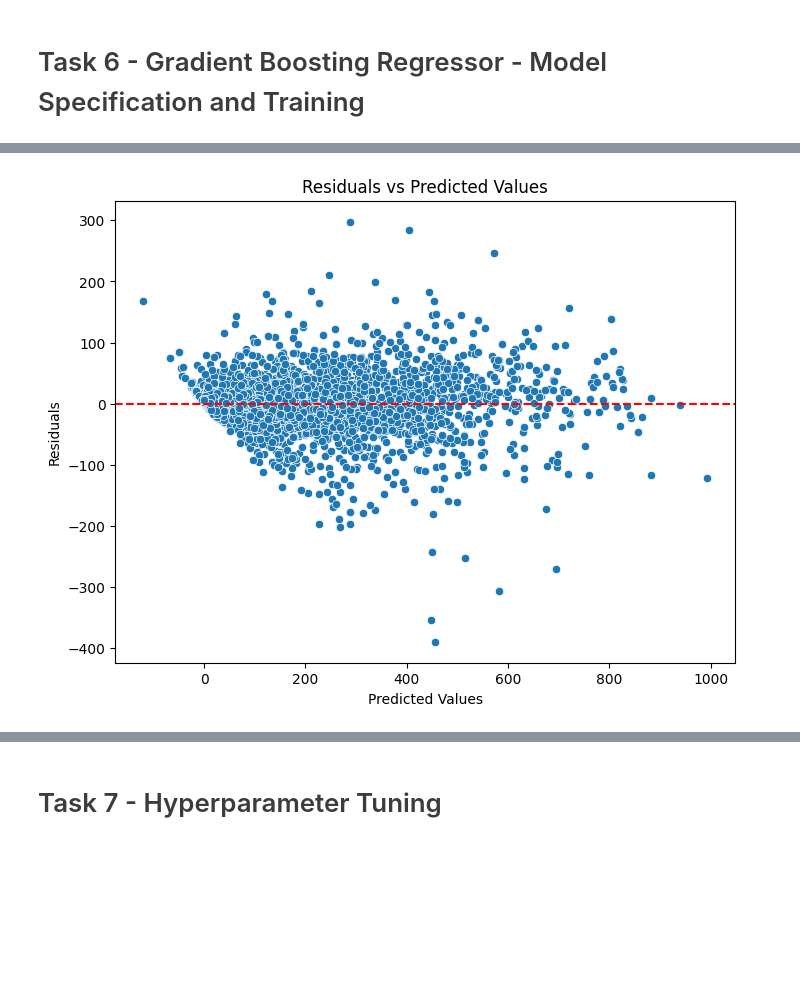
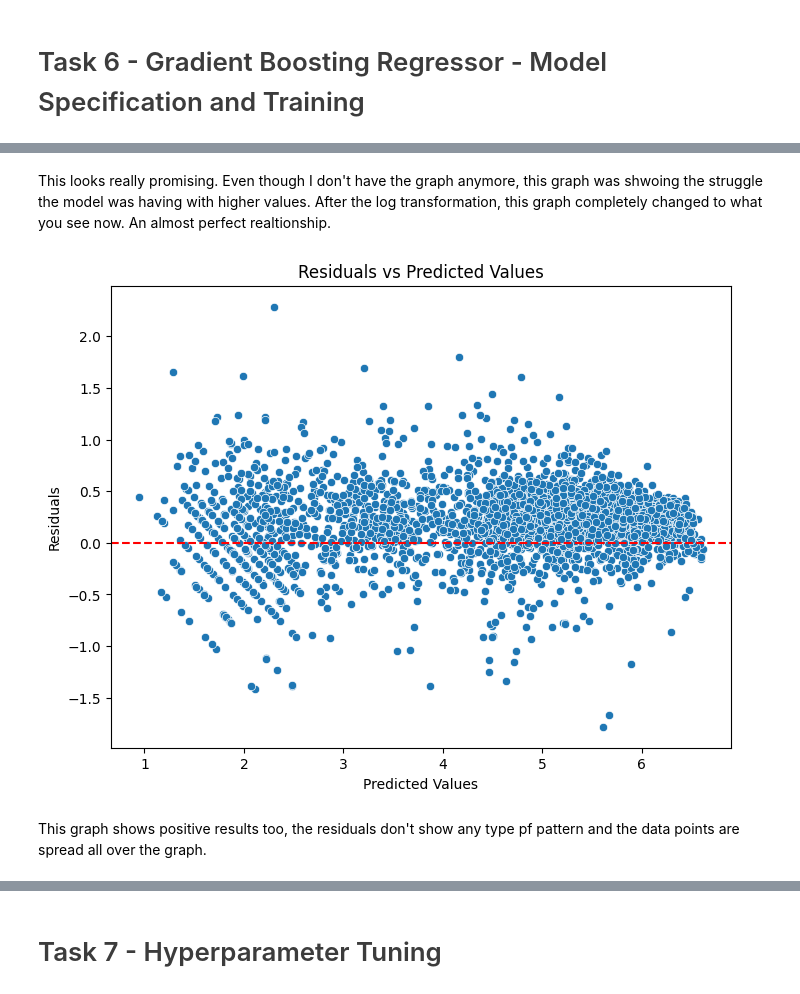
Before and after one commit to cayetana-h/ML-fundamentals-2025, a Jupyter notebook: second_assignment/assignment_2_cayetana_hinostroza.ipynb, the cells around one changed output, grey strips where cells are left out. Cells and saved outputs as stored; diff of their text form; code cells hidden in the pictures; blank space fills up the shorter version.

```diff
--- a/second_assignment/assignment_2_cayetana_hinostroza.ipynb
+++ b/second_assignment/assignment_2_cayetana_hinostroza.ipynb
@@ -734,6 +836,6 @@ Now I can go ahead and start by intiializing a simple linear regression model an
 # %%
 lin_reg = LinearRegression()
-lin_reg.fit(X_train, y_train)
+lin_reg.fit(X_train_lr, y_train_lr)
 # %% [output]
 LinearRegression()
 # %%
@@ -799,7 +963,5 @@ In conclusion, when reflecting on whether the model is underfitting or overfitti
 # %%
-from sklearn.ensemble import RandomForestRegressor
-
 rf_model = RandomForestRegressor(n_estimators=100, random_state=42)
-rf_model.fit(X_train, y_train)
-y_pred_rf = rf_model.predict(X_val)
+rf_model.fit(X_train_rf, y_train_rf)
+y_pred_rf = rf_model.predict(X_val_rf)
 # %%
@@ -923,9 +1099,15 @@ import lightgbm as lgb
+# %%
+X_train_gb = X_train
+y_train_gb = y_train
+
+X_val_gb = X_val
+y_val_gb = y_val
+
+X_test_gb = X_test
+y_test_gb = y_test
 # %%
-import xgboost as xgb
-from sklearn.metrics import mean_squared_error, r2_score
+xg_reg = xgb.XGBRegressor(objective='reg:squarederror', random_state=42)
+xg_reg.fit(X_train_gb, y_train_gb)
 
-xg_reg = xgb.XGBRegressor(objective='reg:squarederror', random_state=42)
-xg_reg.fit(X_train, y_train)
-
-y_pred = xg_reg.predict(X_val)
+y_pred_gb = xg_reg.predict(X_val_gb)
 # %%
@@ -945,15 +1211,16 @@ Linear Regression R²: 0.4982242581719599 | Gradient Boosting Regressor R²: 0.9
+# %% [markdown]
+This looks really promising. Even though I don't have the graph anymore, this graph was shwoing the struggle the model was having with higher values. After the log transformation, this graph completely changed to what you see now. An almost perfect realtionship.
 # %%
-import matplotlib.pyplot as plt
-import seaborn as sns
-
-residuals = y_val - y_pred
+residuals = y_val_gb - y_pred_gb
 
 plt.figure(figsize=(8, 6))
-sns.scatterplot(x=y_pred, y=residuals)
+sns.scatterplot(x=y_pred_gb, y=residuals)
 plt.axhline(y=0, color='r', linestyle='--')
 plt.title('Residuals vs Predicted Values')
 plt.xlabel('Predicted Values')
 plt.ylabel('Residuals')
 plt.show()
 # %% [output]
-[figure, old version]
+[figure, new version]
+# %% [markdown]
+This graph shows positive results too, the residuals don't show any type pf pattern and the data points are spread all over the graph.
```
Also changed, not shown: parts of 144 cells of this notebook.
